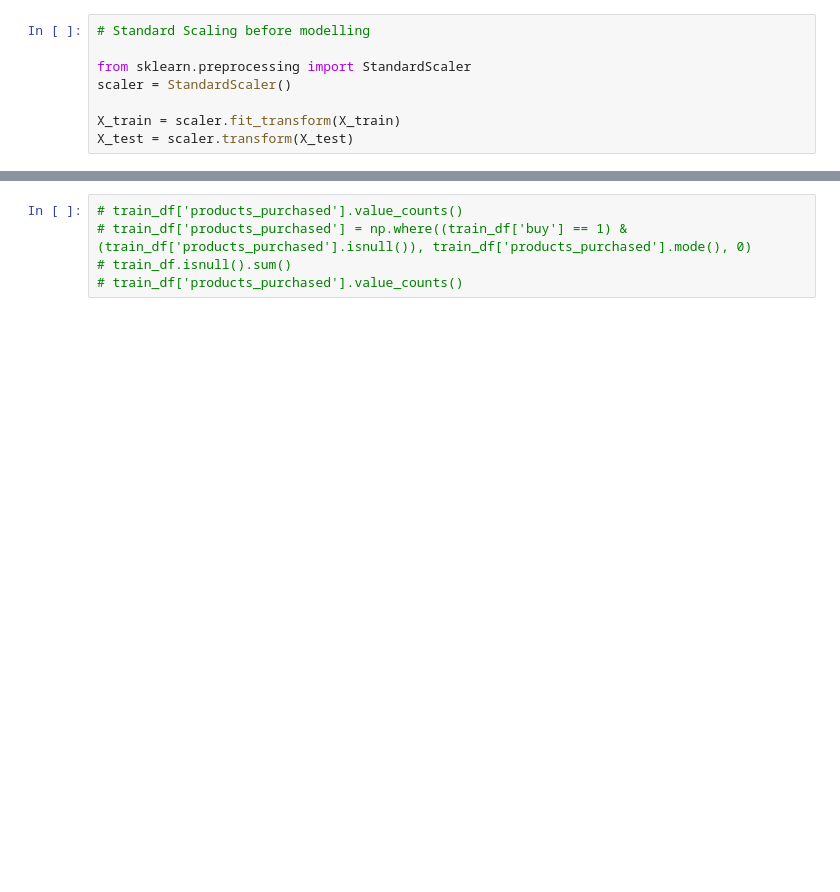
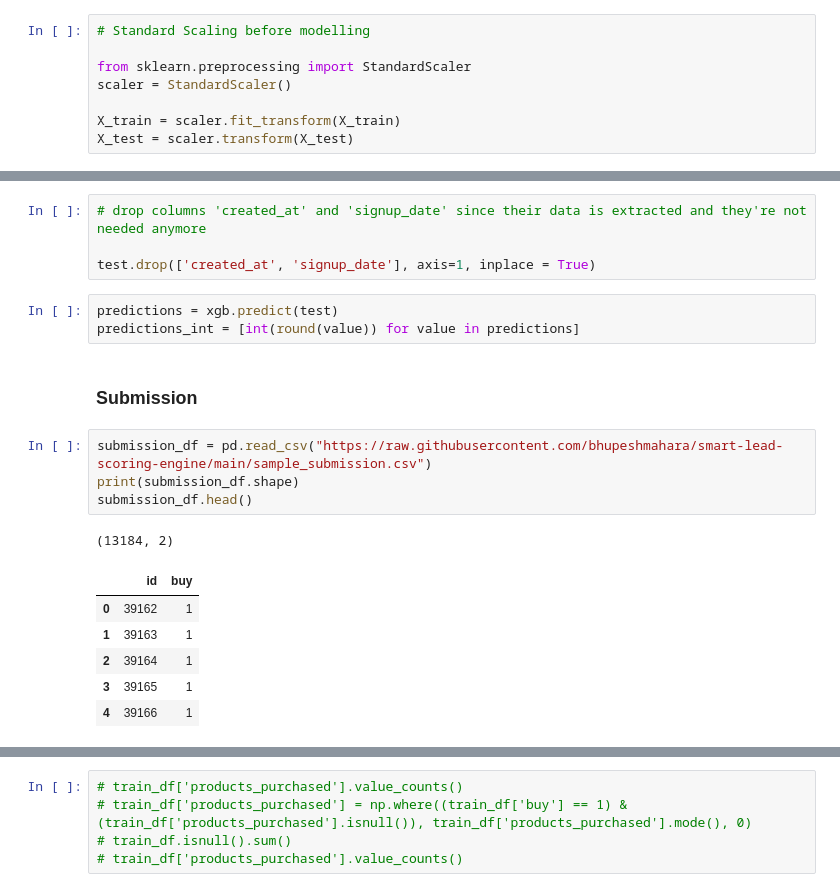
Before and after one commit to bhupeshmahara/smart-lead-scoring-engine, a Jupyter notebook: Smart_Lead_Scoring_Engine.ipynb, the cells around one changed output, grey strips where cells are left out. Saved outputs shown, nothing was run; the diff lists cells and outputs as text; blank space fills up the shorter version.

```diff
--- a/Smart_Lead_Scoring_Engine.ipynb
+++ b/Smart_Lead_Scoring_Engine.ipynb
@@ -616,0 +403,21 @@ F1 Score of AdaBoost using cross validation :  94.89798534086901
+# %%
+# drop columns 'created_at' and 'signup_date' since their data is extracted and they're not needed anymore
+
+test.drop(['created_at', 'signup_date'], axis=1, inplace = True)
+# %%
+predictions = xgb.predict(test)
+predictions_int = [int(round(value)) for value in predictions]
+# %% [markdown]
+### __Submission__
+# %%
+submission_df = pd.read_csv("https://raw.githubusercontent.com/bhupeshmahara/smart-lead-scoring-engine/main/sample_submission.csv")
+print(submission_df.shape)
+submission_df.head()
+# %% [output]
+(13184, 2)
+|  | id | buy |
+| 0 | 39162 | 1 |
+| 1 | 39163 | 1 |
+| 2 | 39164 | 1 |
+| 3 | 39165 | 1 |
+| 4 | 39166 | 1 |
```
Also changed, not shown: parts of 54 cells of this notebook.
